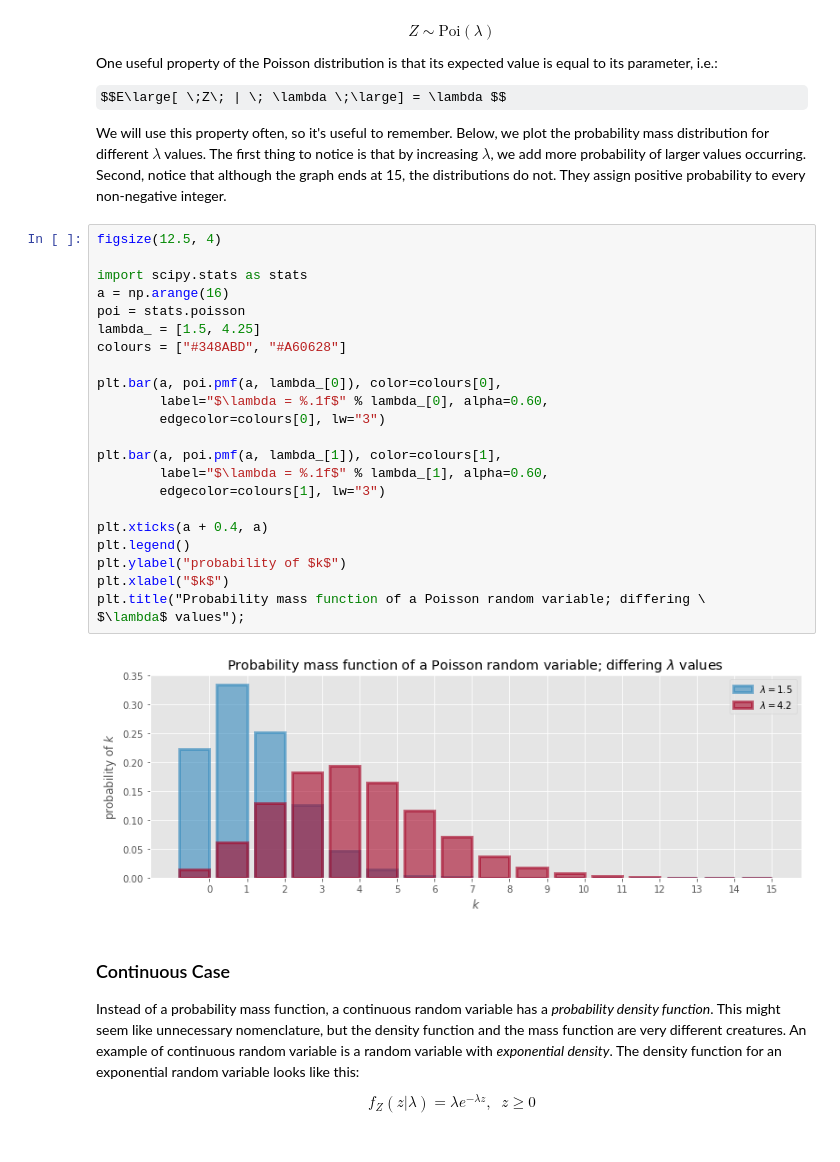
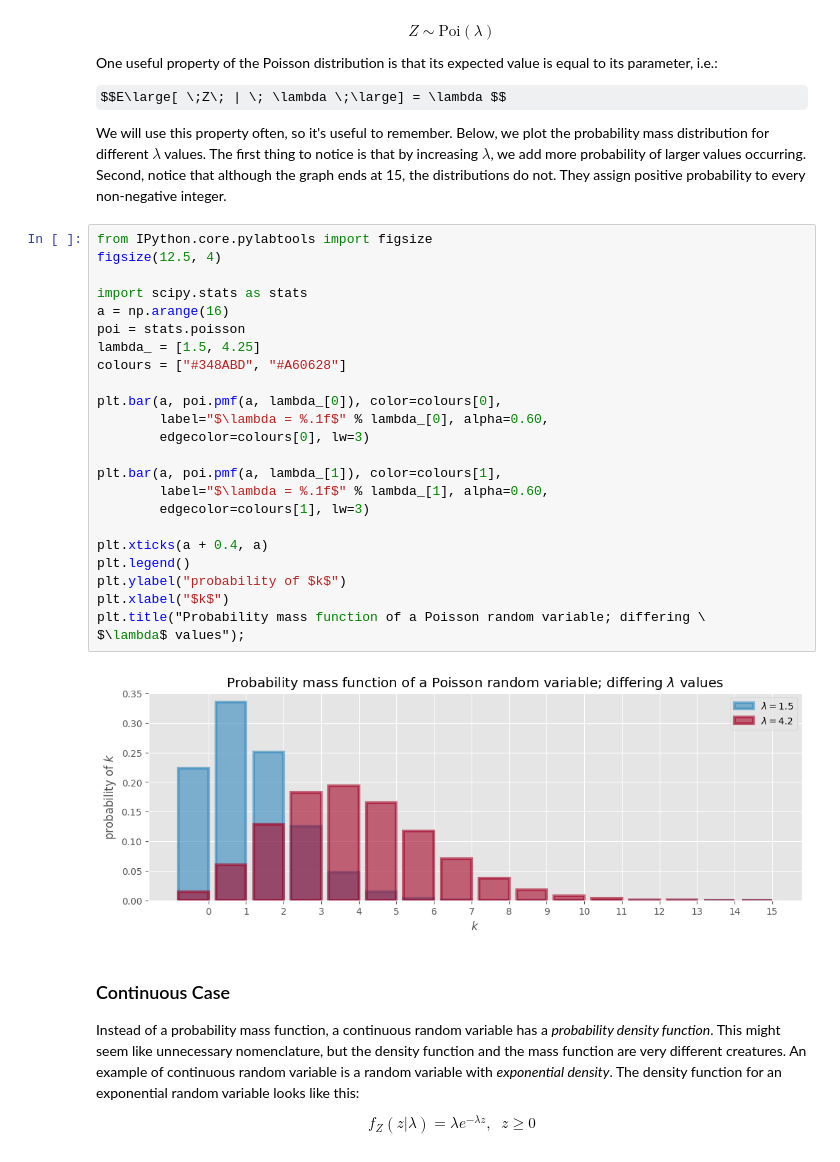
Before and after one commit to tranthanhbinh1/Probabilistic-Programming-and-Bayesian-Methods-for-Hackers, a Jupyter notebook: Chapter1_Introduction/Ch1_Introduction_PyMC_current.ipynb, the cells around one changed output. Drawn from its saved outputs; the diff is of its cells as text; some formulas as TeX source.

```diff
--- a/Chapter1_Introduction/Ch1_Introduction_PyMC_current.ipynb
+++ b/Chapter1_Introduction/Ch1_Introduction_PyMC_current.ipynb
@@ -299,30 +299,31 @@ $$E\large[ \;Z\; | \; \lambda \;\large] = \lambda $$
 
 We will use this property often, so it's useful to remember. Below, we plot the probability mass distribution for different $\lambda$ values. The first thing to notice is that by increasing $\lambda$, we add more probability of larger values occurring. Second, notice that although the graph ends at 15, the distributions do not. They assign positive probability to every non-negative integer.
 # %%
+from IPython.core.pylabtools import figsize
 figsize(12.5, 4)
 
 import scipy.stats as stats
 a = np.arange(16)
 poi = stats.poisson
 lambda_ = [1.5, 4.25]
 colours = ["#348ABD", "#A60628"]
 
 plt.bar(a, poi.pmf(a, lambda_[0]), color=colours[0],
         label="$\lambda = %.1f$" % lambda_[0], alpha=0.60,
-        edgecolor=colours[0], lw="3")
+        edgecolor=colours[0], lw=3)
 
 plt.bar(a, poi.pmf(a, lambda_[1]), color=colours[1],
         label="$\lambda = %.1f$" % lambda_[1], alpha=0.60,
-        edgecolor=colours[1], lw="3")
+        edgecolor=colours[1], lw=3)
 
 plt.xticks(a + 0.4, a)
 plt.legend()
 plt.ylabel("probability of $k$")
 plt.xlabel("$k$")
 plt.title("Probability mass function of a Poisson random variable; differing \
 $\lambda$ values");
 # %% [output]
-[figure, old version]
+[figure, new version]
 # %% [markdown]
 ### Continuous Case
 Instead of a probability mass function, a continuous random variable has a *probability density function*. This might seem like unnecessary nomenclature, but the density function and the mass function are very different creatures. An example of continuous random variable is a random variable with *exponential density*. The density function for an exponential random variable looks like this:
```
Also changed, not shown: parts of 10 cells of this notebook, 2 other files.
